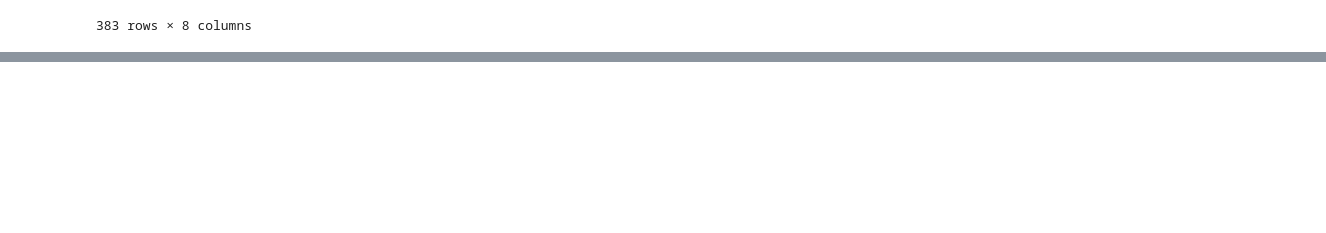
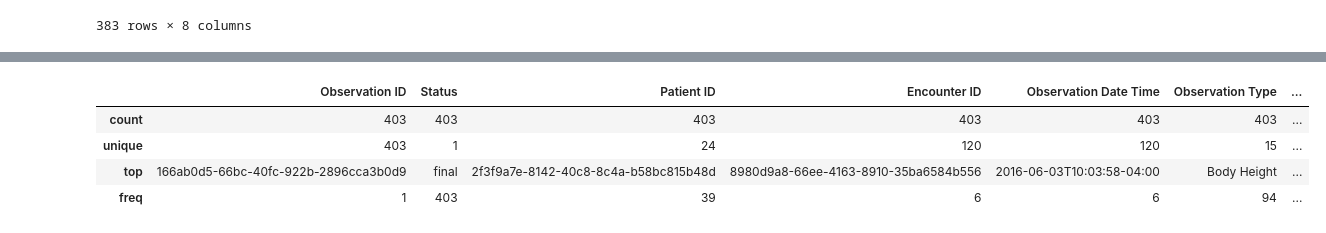
Before and after one commit to nischalmainali21/python_image_task, a Jupyter notebook: health_task/observation.ipynb, the cells around one changed output, grey strips where cells are left out. Cells and saved outputs as stored; diff of their text form; code cells hidden in the pictures; blank space fills up the shorter version.

```diff
--- a/health_task/observation.ipynb
+++ b/health_task/observation.ipynb
@@ -442,0 +510,8 @@ test[test['Observation ID'] == '95d2ce05-8d62-41eb-a655-52fcd5c71b56']
+# %%
+observation[observation['Diagnostic Report ID'].isna()].describe()
+# %% [output]
+|  | Observation ID | Status | Patient ID | Encounter ID | Observation Date Time | Observation Type | ... |
+| count | 403 | 403 | 403 | 403 | 403 | 403 | ... |
+| unique | 403 | 1 | 24 | 120 | 120 | 15 | ... |
+| top | 166ab0d5-66bc-40fc-922b-2896cca3b0d9 | final | 2f3f9a7e-8142-40c8-8c4a-b58bc815b48d | 8980d9a8-66ee-4163-8910-35ba6584b556 | 2016-06-03T10:03:58-04:00 | Body Height | ... |
+| freq | 1 | 403 | 39 | 6 | 6 | 94 | ... |
```
Also changed, not shown: parts of 8 cells of this notebook, 1 other file.
